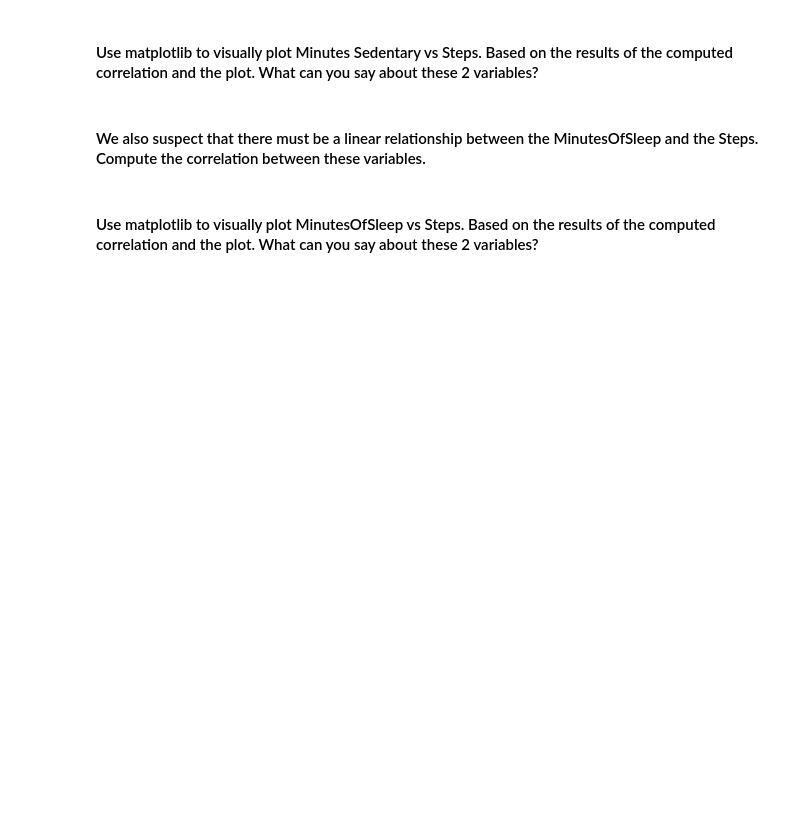
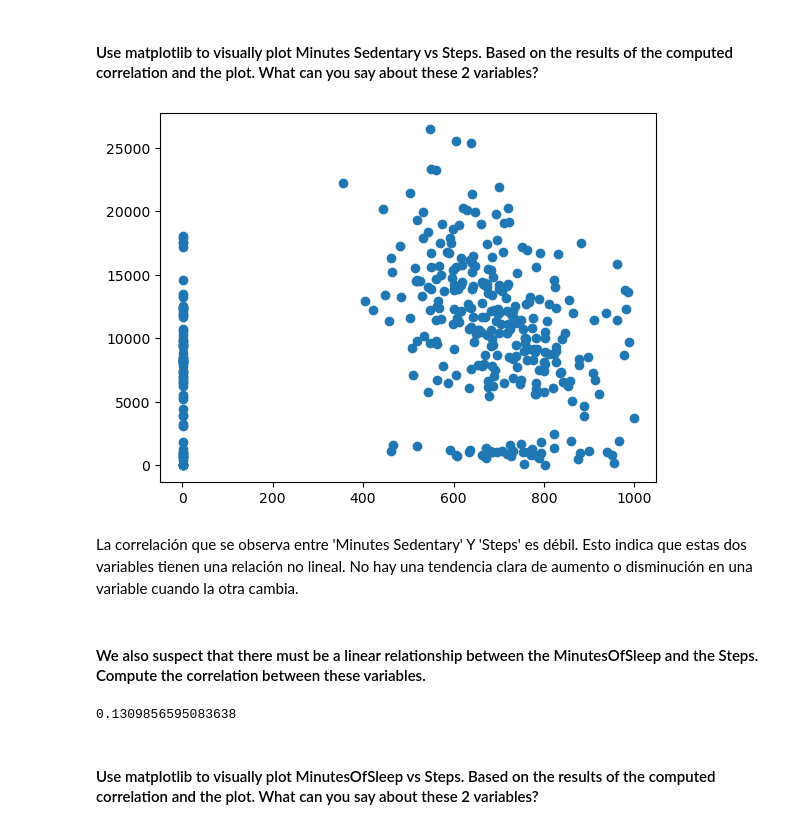
Before and after one commit to Ironhack-Data-Madrid-Octubre-2023/5.1-lab_pivot_table_and_correlation, a Jupyter notebook: your_code/main.ipynb, the cells around one changed output. Saved outputs shown, nothing was run; the diff lists cells and outputs as text; code cells hidden in the pictures; blank space fills up the shorter version.

```diff
--- a/your_code/main.ipynb
+++ b/your_code/main.ipynb
@@ -247,2 +293,10 @@ emp9
+# %%
+corr2_visual= plt.scatter(x=fitbit['Minutes Sedentary'],
+                          y=fitbit['Steps'])
+corr2_visual;
+# %% [output]
+[figure, added]
+# %% [markdown]
+La correlación que se observa entre 'Minutes Sedentary' Y 'Steps' es débil. Esto indica que estas dos variables tienen una relación no lineal. No hay una tendencia clara de aumento o disminución en una variable cuando la otra cambia.
 # %% [markdown]
 #### We also suspect that there must be a linear relationship between the MinutesOfSleep and the Steps. Compute the correlation between these variables.
@@ -251,2 +303,7 @@ emp9
+# %%
+corr3= fitbit['MinutesOfSleep'].corr(fitbit['Steps'])
+corr3
+# %% [output]
+0.1309856595083638
 # %% [markdown]
 #### Use matplotlib to visually plot MinutesOfSleep vs Steps. Based on the results of the computed correlation and the plot. What can you say about these 2 variables?
```
Also changed, not shown: parts of 28 cells of this notebook.
